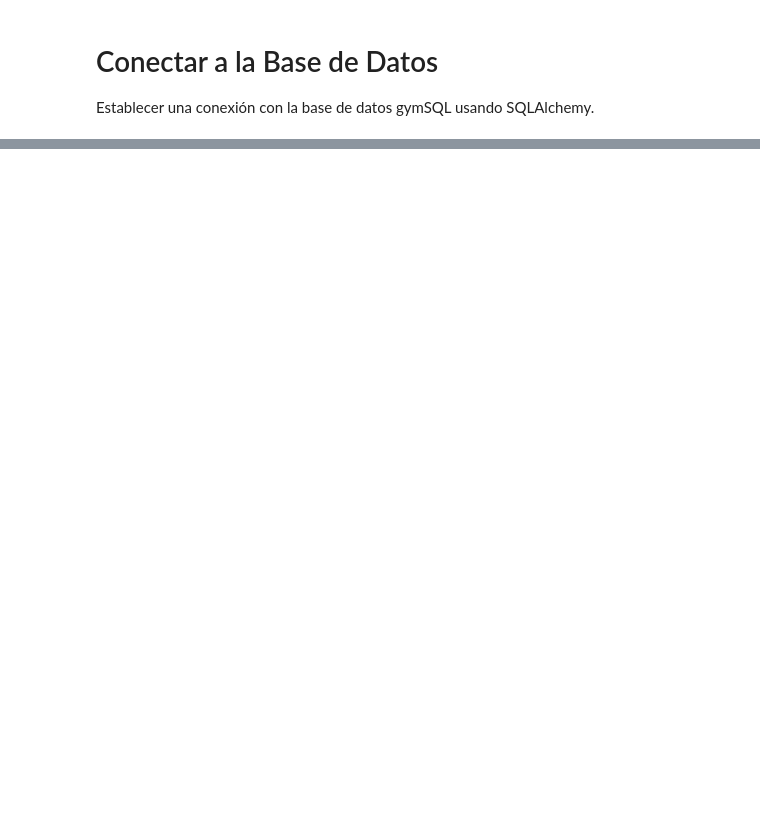
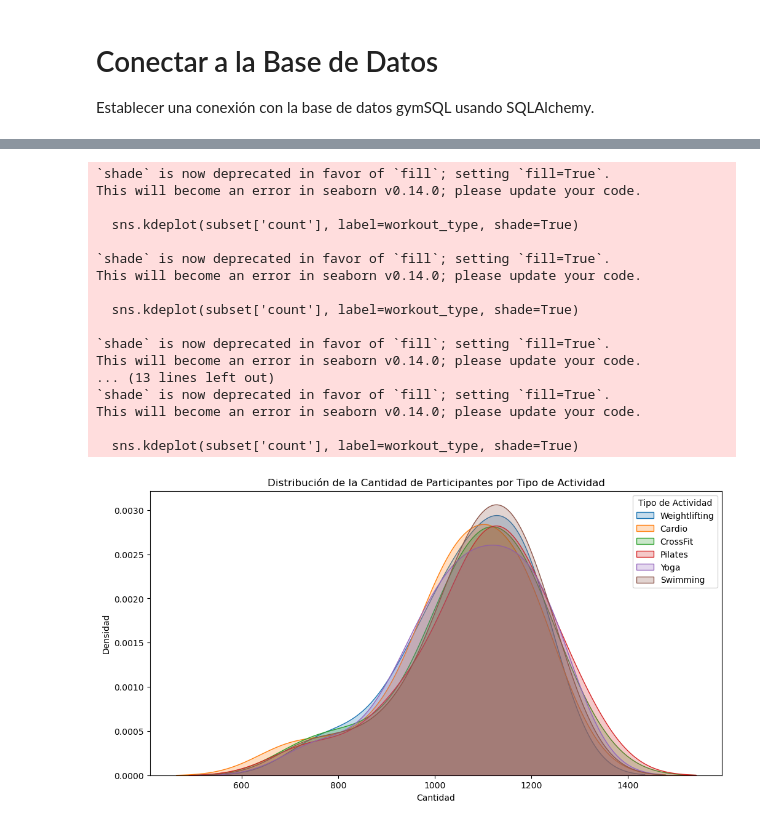
Before and after one commit to Benja022/SQL-GRUPO3, a Jupyter notebook: BenjaminPY.ipynb, the cells around one changed output, grey strips where cells are left out. Cells and saved outputs as stored; diff of their text form; code cells hidden in the pictures; blank space fills up the shorter version.

```diff
--- a/BenjaminPY.ipynb
+++ b/BenjaminPY.ipynb
@@ -86,0 +287,39 @@ Name: count, dtype: int64
+# %%
+import matplotlib.pyplot as plt
+import seaborn as sns
+
+# Crear una figura
+plt.figure(figsize=(12, 6))
+
+# Agrupar por tipo de actividad y edad
+for workout_type in df_actividades['workout_type'].unique():
+    subset = df_actividades[df_actividades['workout_type'] == workout_type]
+    sns.kdeplot(subset['count'], label=workout_type, shade=True)
+
+# Añadir etiquetas y título
+plt.xlabel('Cantidad')
+plt.ylabel('Densidad')
+plt.title('Distribución de la Cantidad de Participantes por Tipo de Actividad')
+plt.legend(title='Tipo de Actividad')
+
+# Mostrar el gráfico
+plt.show()
+# %% [output]
+`shade` is now deprecated in favor of `fill`; setting `fill=True`.
+This will become an error in seaborn v0.14.0; please update your code.
+
+  sns.kdeplot(subset['count'], label=workout_type, shade=True)
+
+`shade` is now deprecated in favor of `fill`; setting `fill=True`.
+This will become an error in seaborn v0.14.0; please update your code.
+
+  sns.kdeplot(subset['count'], label=workout_type, shade=True)
+
+`shade` is now deprecated in favor of `fill`; setting `fill=True`.
+This will become an error in seaborn v0.14.0; please update your code.
+... (13 lines left out)
+`shade` is now deprecated in favor of `fill`; setting `fill=True`.
+This will become an error in seaborn v0.14.0; please update your code.
+
+  sns.kdeplot(subset['count'], label=workout_type, shade=True)
+[figure, added]
```
Also changed, not shown: parts of 42 cells of this notebook, 7 other files.
